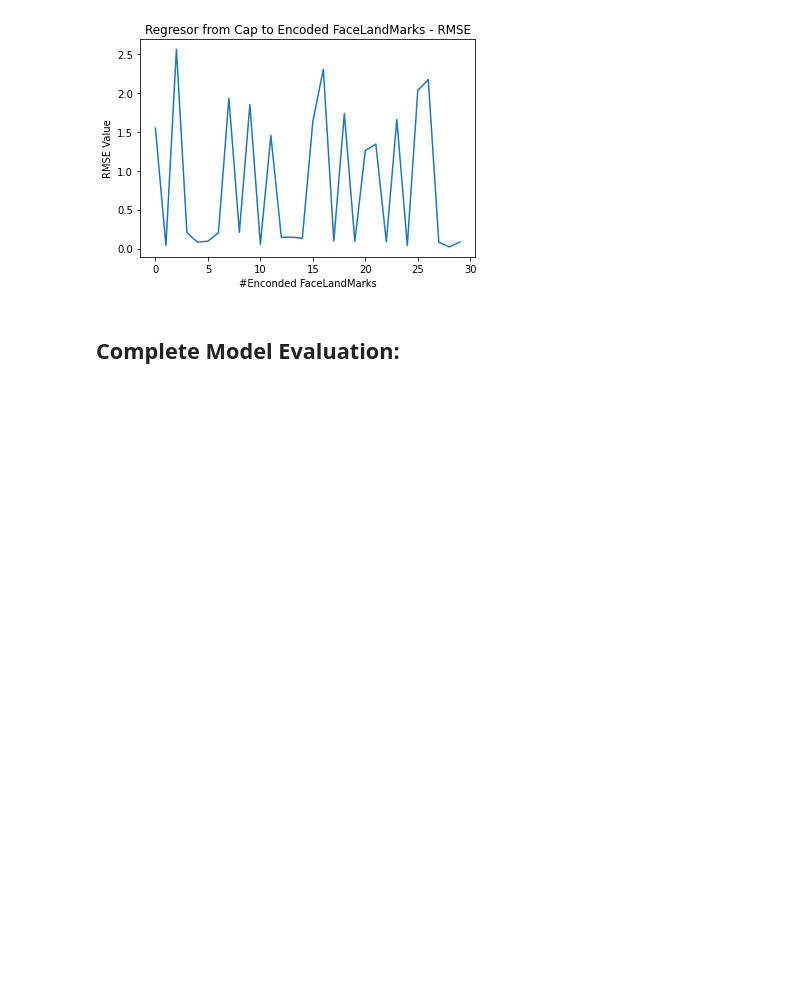
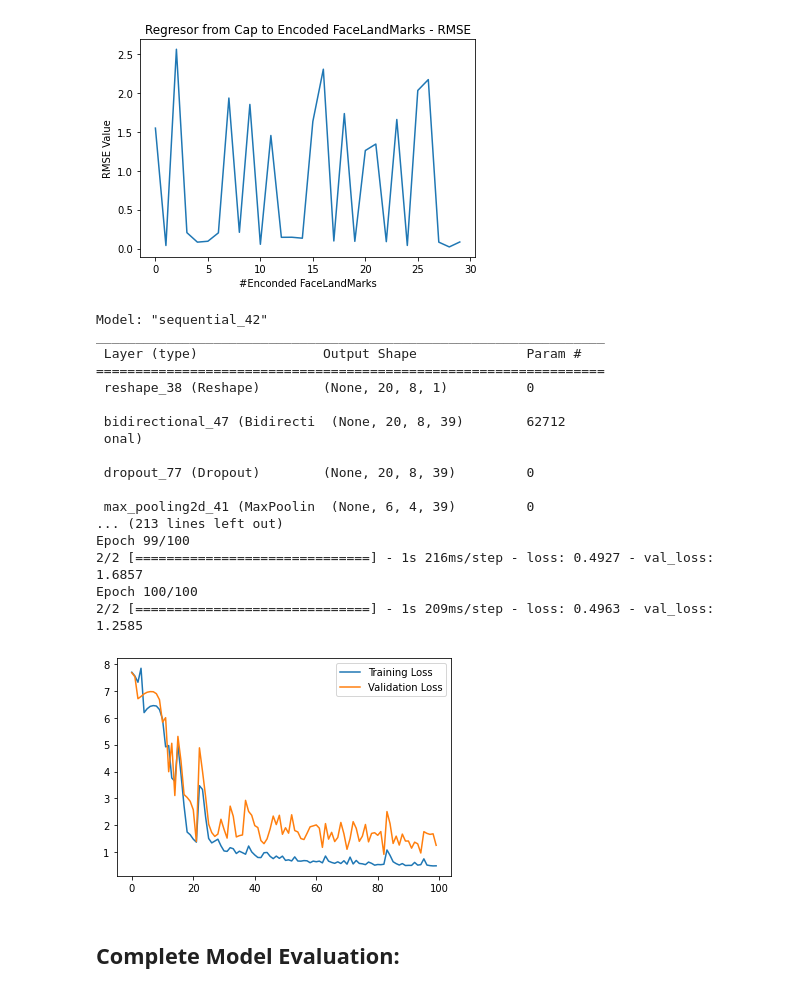
Before and after one commit to drbz-zhou/MoCaPose, a Jupyter notebook: Face/Mocapaci_DataProcessing.ipynb, the cells around one changed output. Drawn from its saved outputs; the diff is of its cells as text; code cells hidden in the pictures; blank space fills up the shorter version.

```diff
--- a/Face/Mocapaci_DataProcessing.ipynb
+++ b/Face/Mocapaci_DataProcessing.ipynb
@@ -372,7 +486,7 @@ Z RMSE - Max: 0.43452171118257876
 # %%
 n_samples = 1
 downsample = 3
-window_cap_size = 3
+window_cap_size = 20 #(2 secs)
 n_feature_values = 8
 features_cap_timeslice = []
 targets_facelandmark_timeslice = []
@@ -427,7 +541,7 @@ print("Shape of Capacitive Data as Features:", total_features.shape)
 print("Face Frame Synchronization:", frame_hand_found)
 #Get the latent space features from the 468 Facelandmarks using the encoder from the trained autoencoder:
 total_targets = total_targets.transpose(0,2,1)
-total_enconded_target = encoder.predict(total_targets)
+total_enconded_target = encoder_vector.predict(total_targets)
 print("Shape of Encoded FaceLandMark points as Targets:", total_enconded_target.shape)
 
 #Split Train and Test dataset:
@@ -603,6 +716,56 @@ Test RMSE MLP [1.5478071  0.03852339 2.5619366  0.2036708  0.08172349 0.09337531
 RMSE - Mean: 0.84310764
 RMSE - Max: 2.5619366
 [figure]
+# %%
+#Prepare data for ConvLSTM1D model (Use encoder_matrix)
+x_train = X_train
+#n_output = enconded dimension.
+n_output = (y_train.shape[1], y_train.shape[2])
+
+# Parameters:
+EPOCHS_CNN = 100
+kernel_size = 5
+
+regressor = Sequential([
+layers.Input((x_train.shape[1], x_train.shape[2])),
+layers.Reshape((x_train.shape[1], x_train.shape[2],1)),
+layers.Bidirectional(layers.ConvLSTM1D(filters = 39, kernel_size = kernel_size, padding='same', activation='relu', return_sequences=True), merge_mode='sum'),
+layers.Dropout(dropoutrate),
+layers.MaxPooling2D(pool_size=(3, 2)),
+layers.Bidirectional(layers.ConvLSTM1D( filters = 78, kernel_size = kernel_size, padding='same', activation='relu', return_sequences=True), merge_mode='sum'),
+layers.Dropout(dropoutrate),
+layers.MaxPooling2D(pool_size=(4, 3)),
+layers.Reshape((y_train.shape[1], y_train.shape[2]))
+])
+
+nadam = Nadam(learning_rate=0.001, beta_1=0.9, beta_2=0.999, epsilon=1e-07)
+regressor.compile(optimizer=nadam, loss='mse')
+regressor.summary()
+
+history_regressor = regressor.fit(x_train, y_train, batch_size=64, validation_split=0.2, epochs=EPOCHS_CNN)
+plt.plot(history_regressor.history["loss"], label="Training Loss")
+plt.plot(history_regressor.history["val_loss"], label="Validation Loss")
+plt.legend()
+plt.show()
+# %% [output]
+Model: "sequential_42"
+_________________________________________________________________
+ Layer (type)                Output Shape              Param #
+=================================================================
+ reshape_38 (Reshape)        (None, 20, 8, 1)          0
+
+ bidirectional_47 (Bidirecti  (None, 20, 8, 39)        62712
+ onal)
+
+ dropout_77 (Dropout)        (None, 20, 8, 39)         0
+
+ max_pooling2d_41 (MaxPoolin  (None, 6, 4, 39)         0
+... (213 lines left out)
+Epoch 99/100
+2/2 [==============================] - 1s 216ms/step - loss: 0.4927 - val_loss: 1.6857
+Epoch 100/100
+2/2 [==============================] - 1s 209ms/step - loss: 0.4963 - val_loss: 1.2585
+[figure, added]
 # %% [markdown]
 ## Complete Model Evaluation:
 # %%
```
Also changed, not shown: parts of 12 cells of this notebook.
